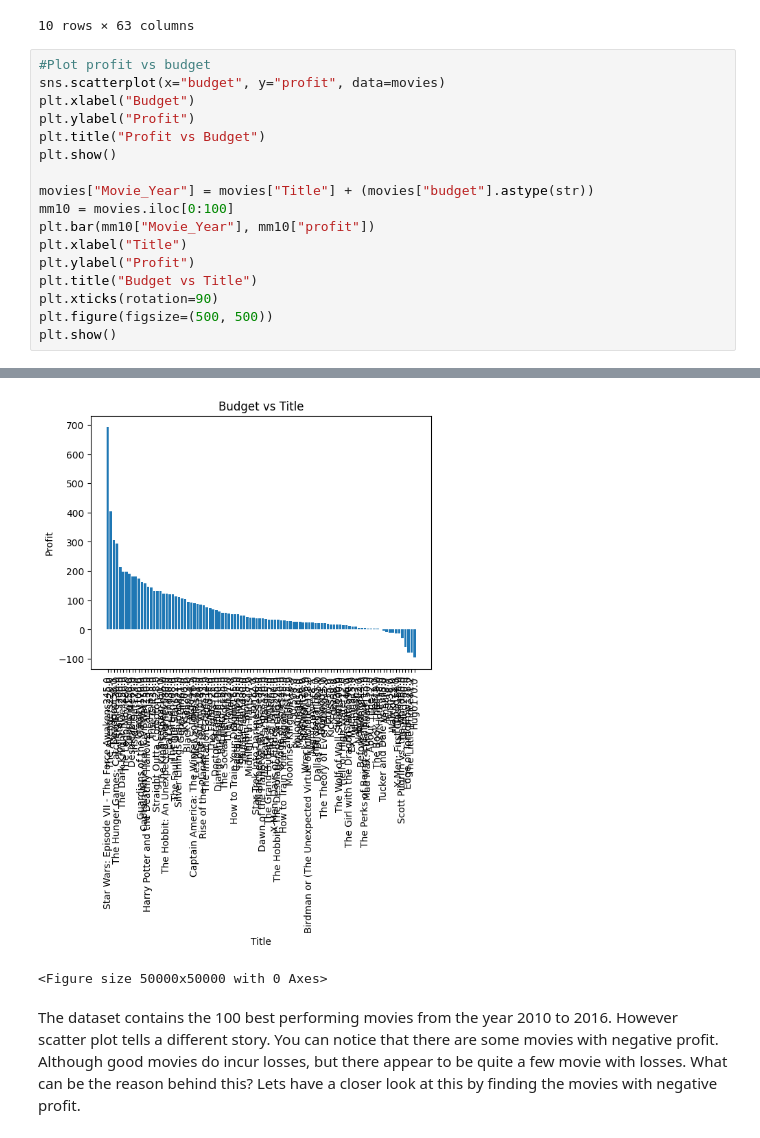
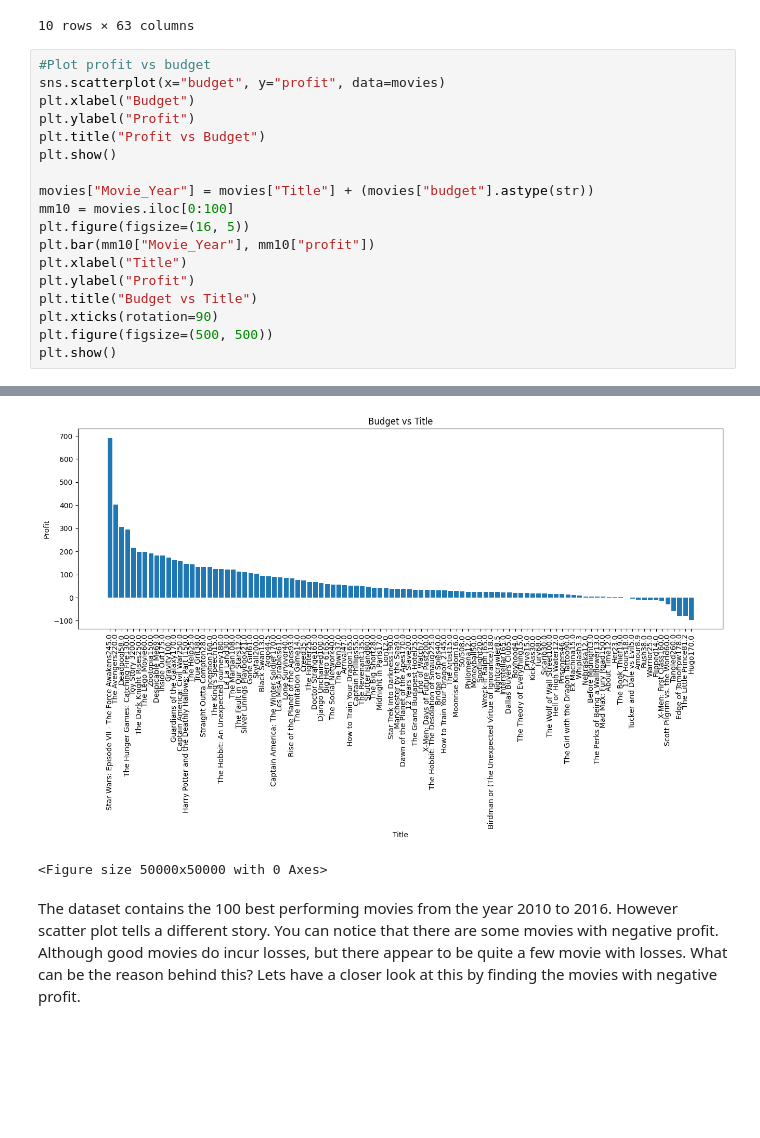
Before and after one commit to Vishnu-Duggisetty/LogicMojo-AI-ML-April26-VishnuDuggisetty, a Jupyter notebook: IMDb+Movie+Assignment.ipynb, the cells around one changed output, grey strips where cells are left out. Cells and saved outputs as stored; diff of their text form; blank space fills up the shorter version.

```diff
--- a/IMDb+Movie+Assignment.ipynb
+++ b/IMDb+Movie+Assignment.ipynb
@@ -175,23 +175,24 @@ top10
 # %%
 #Plot profit vs budget
 sns.scatterplot(x="budget", y="profit", data=movies)
 plt.xlabel("Budget")
 plt.ylabel("Profit")
 plt.title("Profit vs Budget")
 plt.show()
 
 movies["Movie_Year"] = movies["Title"] + (movies["budget"].astype(str))
 mm10 = movies.iloc[0:100]
+plt.figure(figsize=(16, 5))
 plt.bar(mm10["Movie_Year"], mm10["profit"])
 plt.xlabel("Title")
 plt.ylabel("Profit")
 plt.title("Budget vs Title")
 plt.xticks(rotation=90)
 plt.figure(figsize=(500, 500))
 plt.show()
 # %% [output]
 [figure]
-[figure, old version]
+[figure, new version]
 <Figure size 50000x50000 with 0 Axes>
 # %% [markdown]
 The dataset contains the 100 best performing movies from the year 2010 to 2016. However scatter plot tells a different story. You can notice that there are some movies with negative profit. Although good movies do incur losses, but there appear to be quite a few movie with losses. What can be the reason behind this? Lets have a closer look at this by finding the movies with negative profit.
```
Also changed, not shown: parts of 1 cell of this notebook.
